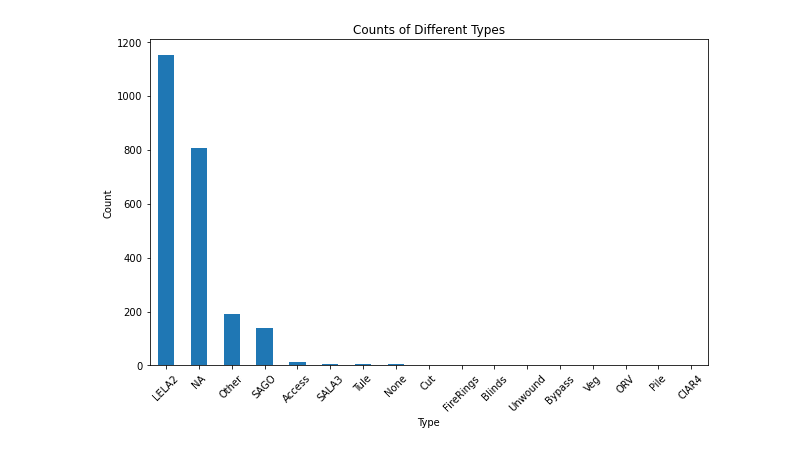
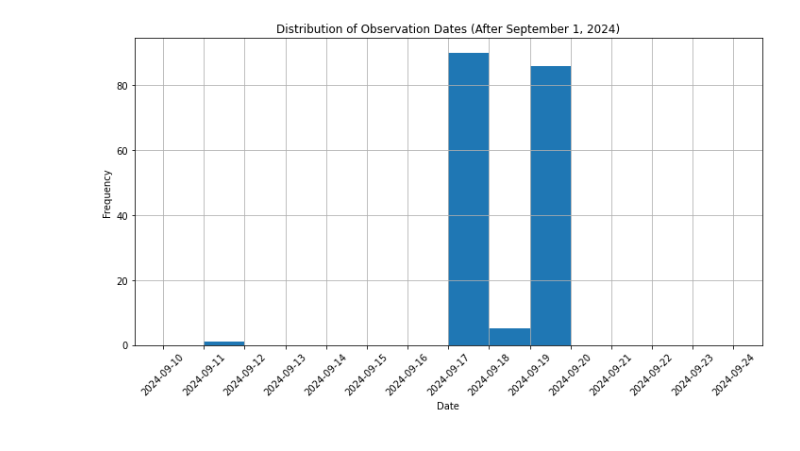
Before and after one commit to inyo-gov/noxious-weeds, a Jupyter notebook: noxious_weeds_locations.ipynb, the cells around one changed output. Saved outputs shown, nothing was run; the diff lists cells and outputs as text; code cells hidden in the pictures.

```diff
--- a/noxious_weeds_locations.ipynb
+++ b/noxious_weeds_locations.ipynb
@@ -70,13 +73,0 @@ ModuleNotFoundError: No module named 'ace_tools'
-# %%
-import matplotlib.pyplot as plt
-
-# Convert 'Date' to datetime if not already in datetime format
-data['Date'] = pd.to_datetime(data['Date'])
-
-# Plot distribution of dates
-plt.figure(figsize=(10, 6))
-data['Date'].hist(bins=50)
-plt.title('Distribution of Observation Dates')
-plt.xlabel('Date')
-plt.ylabel('Frequency')
-plt.show()
@@ -95,11 +73,0 @@ plt.show()
-# %%
-# Bar chart for Type counts
-plt.figure(figsize=(10, 6))
-type_counts.plot(kind='bar')
-plt.title('Counts of Different Types')
-plt.xlabel('Type')
-plt.ylabel('Count')
-plt.xticks(rotation=45)
-plt.show()
-# %% [output]
-[figure, removed]
@@ -108,3 +77,28 @@ plt.show()
+# %%
+
+
+# Convert 'CreationDate' to datetime format
+data['Date'] = pd.to_datetime(data['CreationDate'])
+
+# Filter the data for dates after September 1, 2024
+filtered_data = data[data['Date'] > '2024-09-10']
+
+# Generate a list of all dates in the range
+all_dates = pd.date_range(start='2024-09-10', end=filtered_data['Date'].max(), freq='D')
+
+# Plot distribution of filtered dates with bins set to daily intervals
+plt.figure(figsize=(10, 6))
+filtered_data['Date'].hist(bins=all_dates)
+
+# Format x-axis to show every day
+plt.title('Distribution of Observation Dates (After September 1, 2024)')
+plt.xlabel('Date')
+plt.ylabel('Frequency')
+plt.xticks(all_dates, rotation=45)  # Set ticks for each day and rotate labels
+plt.tight_layout()                  # Adjust layout to prevent label cutoff
+plt.show()
+# %% [output]
+[figure, added]
 # %%
 # Filter data by Type = 'lela2'
 lela2_data = data[data['Type'] == 'LELA2']
```
Also changed, not shown: parts of 53 cells of this notebook, 3 other files.
